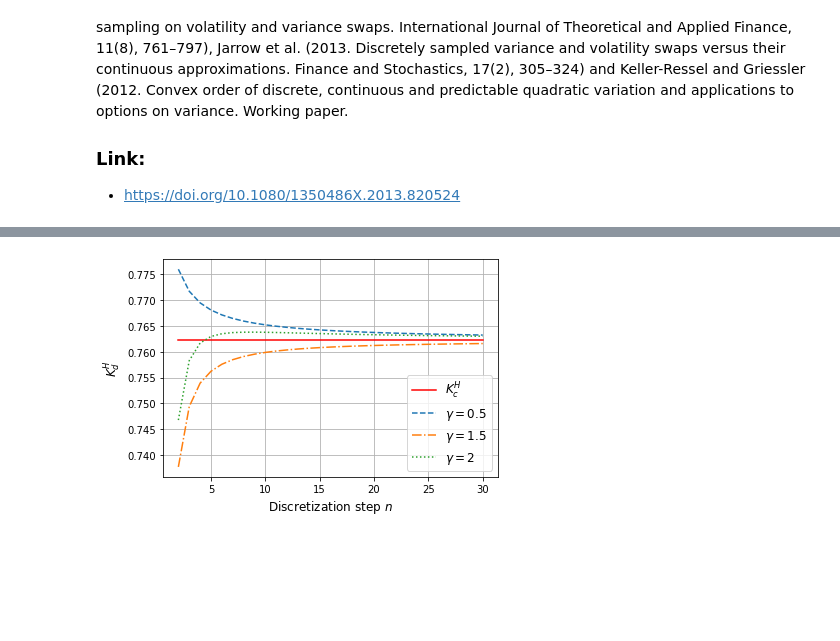
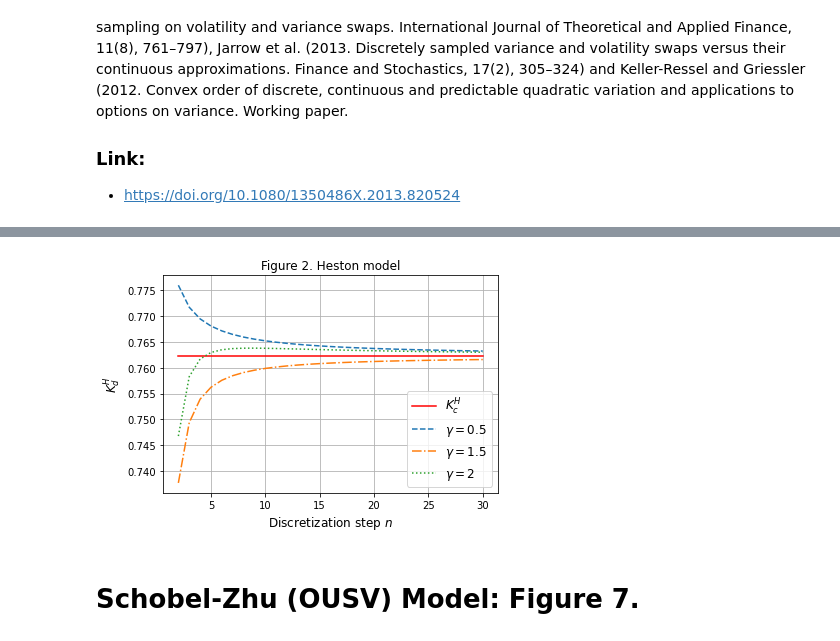
Before and after one commit to PyFE/PyfengForPapers, a Jupyter notebook: ipynb/BernardCui2014-DiscreteVarianceSwap.ipynb, the cells around one changed output, grey strips where cells are left out. Saved outputs shown, nothing was run; the diff lists cells and outputs as text; code cells hidden in the pictures; blank space fills up the shorter version.

```diff
--- a/ipynb/BernardCui2014-DiscreteVarianceSwap.ipynb
+++ b/ipynb/BernardCui2014-DiscreteVarianceSwap.ipynb
@@ -91,27 +91,31 @@ plt.show()
 # %%
-m = pfex.HestonMcAndersen2008(0.8, vov=1, rho=0.6, mr=0.1, theta=0.019, intr=0.0319)
-texp = 1
+m = pf.HestonMcAndersen2008(0.8, vov=1, rho=0.6, mr=0.1, theta=0.019, intr=0.0319)
 # %%
-k_inf, _ = m.avgvar_mv(texp)
+texp = 1
+k_inf = m.strike_var_swap_analytic(texp, 0)
 
 a = np.arange(2, 31)
+dt = texp/a
 
 m.vov = 0.5
-k_dis1 = m.varswap(texp, a/texp)
+k_dis1 = m.strike_var_swap_analytic(texp, dt)
 m.vov = 1.5
-k_dis2 = m.varswap(texp, a/texp)
+k_dis2 = m.strike_var_swap_analytic(texp, dt)
 m.vov = 2.0
-k_dis3 = m.varswap(texp, a/texp)
+k_dis3 = m.strike_var_swap_analytic(texp, dt)
 # %%
 plt.plot(a, k_inf*np.ones_like(a), linestyle='-', color='r', label='$K_c^H$')
 plt.plot(a, k_dis1, linestyle='--', label='$\\gamma = 0.5$')
 plt.plot(a, k_dis2, linestyle='-.', label='$\\gamma = 1.5$')
 plt.plot(a, k_dis3, linestyle=':', label='$\\gamma = 2$')
 
 plt.xlabel('Discretization step $n$', fontsize=12)
 plt.ylabel('$K_d^H$', fontsize=12)
+plt.title('Figure 2. Heston model', fontsize=12)
 plt.legend(fontsize=12)
 plt.grid()
 plt.show()
 # %% [output]
-[figure, old version]
+[figure, new version]
+# %% [markdown]
+# Schobel-Zhu (OUSV) Model: Figure 7.
```
Also changed, not shown: parts of 18 cells of this notebook.
